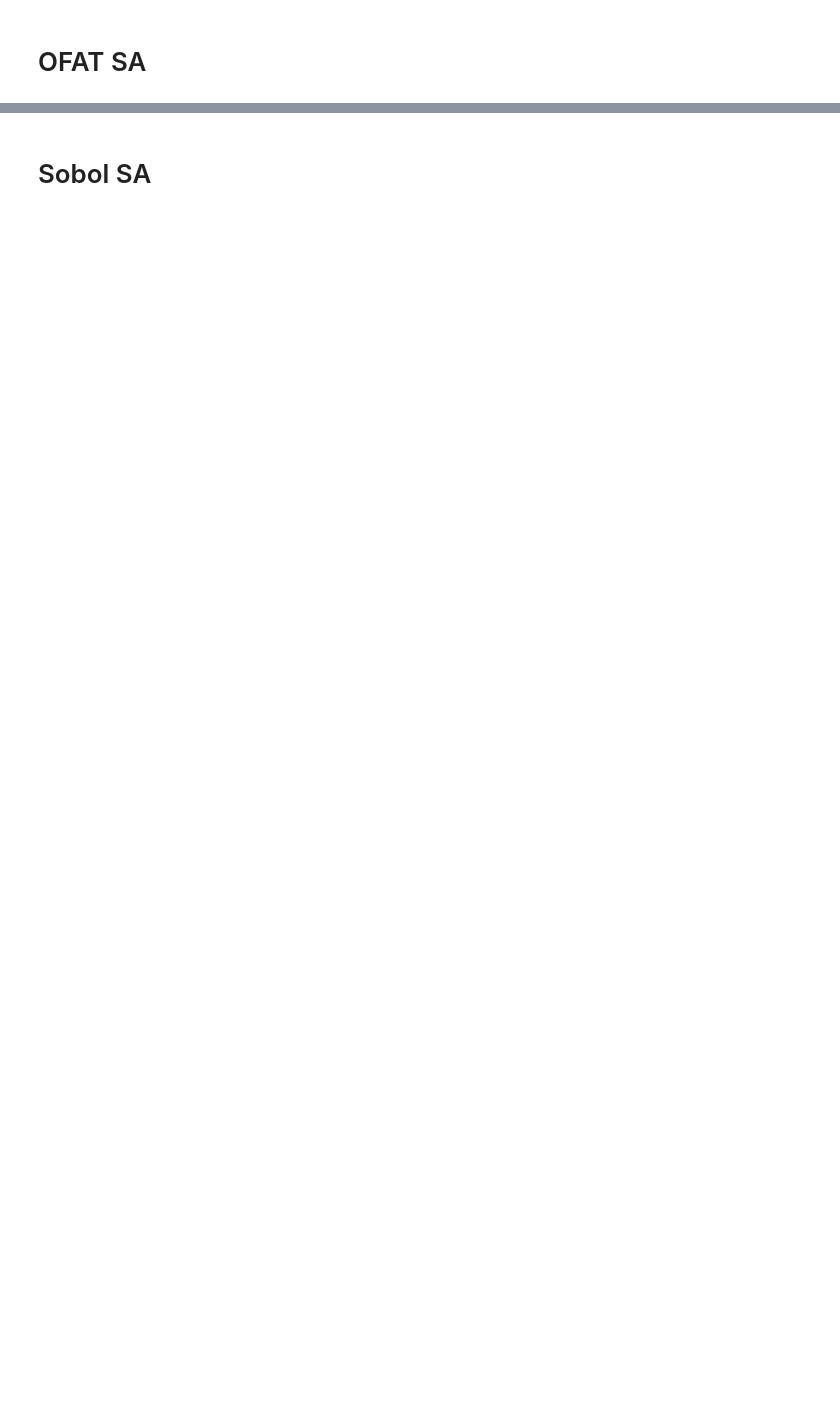
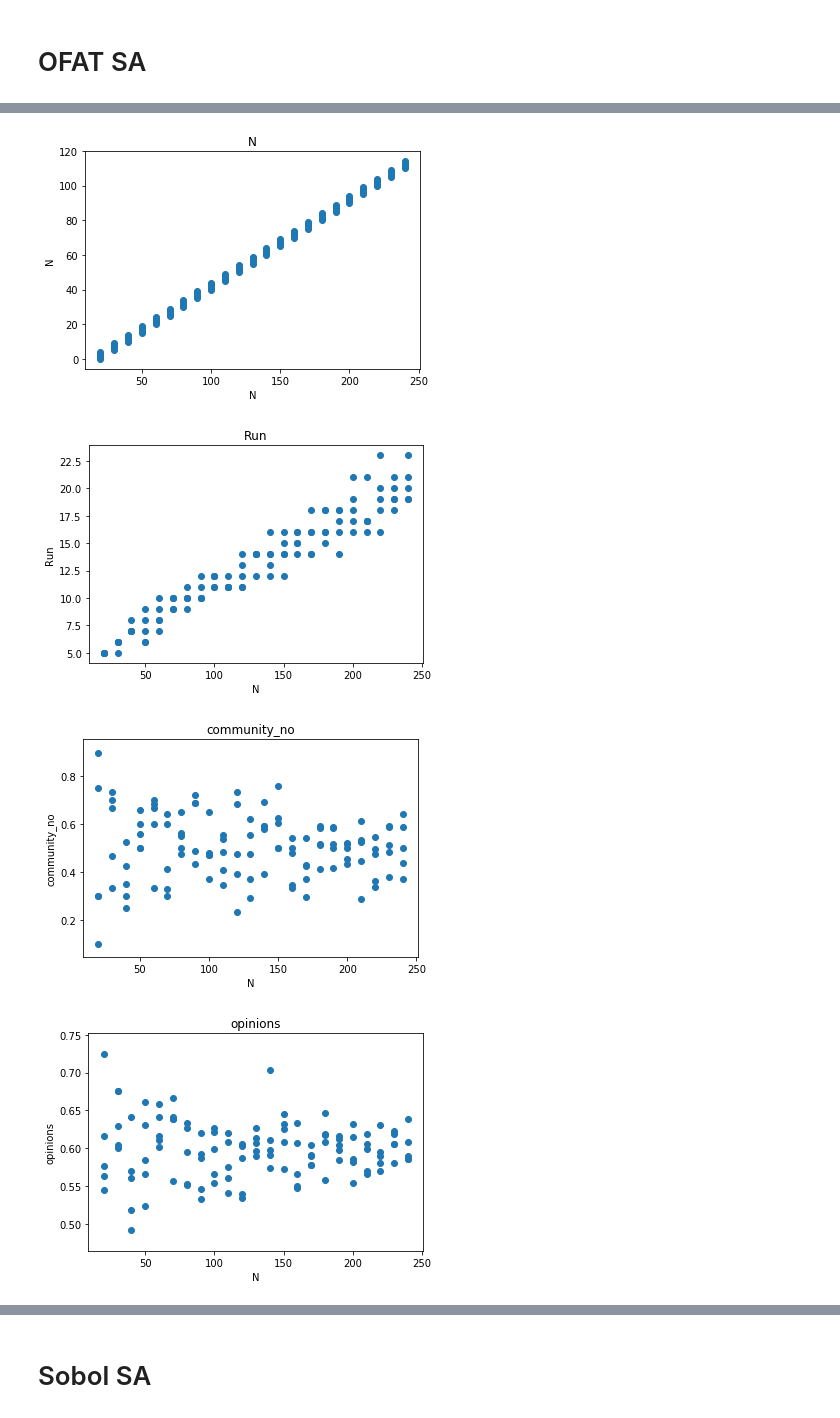
Before and after one commit to DirkZomerdijk/RPE-ABM, a Jupyter notebook: Code/Sensitivity analysis.ipynb, the cells around one changed output, grey strips where cells are left out. Cells and saved outputs as stored; diff of their text form; code cells hidden in the pictures; blank space fills up the shorter version.

```diff
--- a/Code/Sensitivity analysis.ipynb
+++ b/Code/Sensitivity analysis.ipynb
@@ -88,0 +101,12 @@ print(data)
+# %%
+for i in range(1,8):
+    plt.scatter(data.iloc[:,0],data.iloc[:,i])
+    plt.title(list(data)[i])
+    plt.xlabel('N')
+    plt.ylabel(list(data)[i])
+    plt.show()
+# %% [output]
+[figure, added]
+[figure, added]
+[figure, added]
+[figure, added]
```
Also changed, not shown: parts of 7 cells of this notebook.
